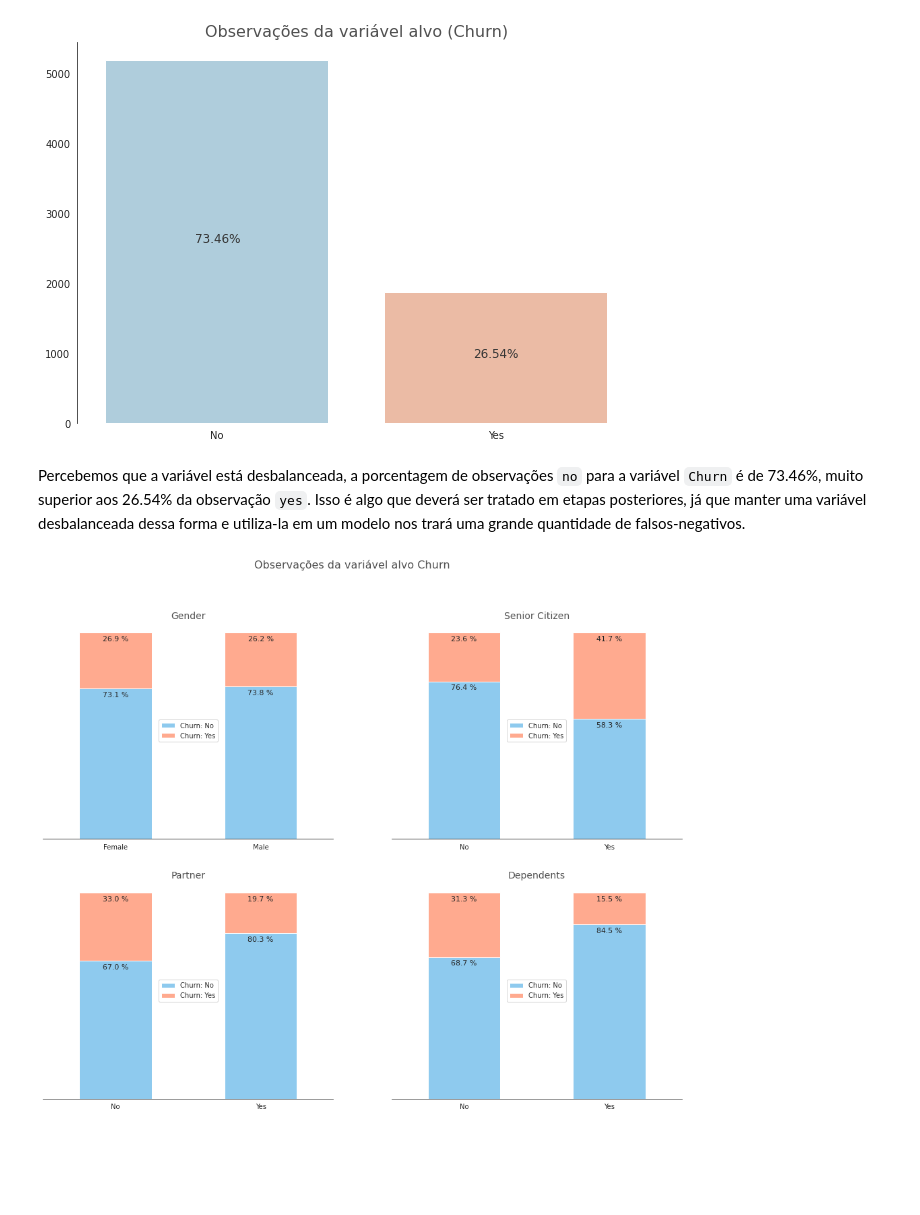
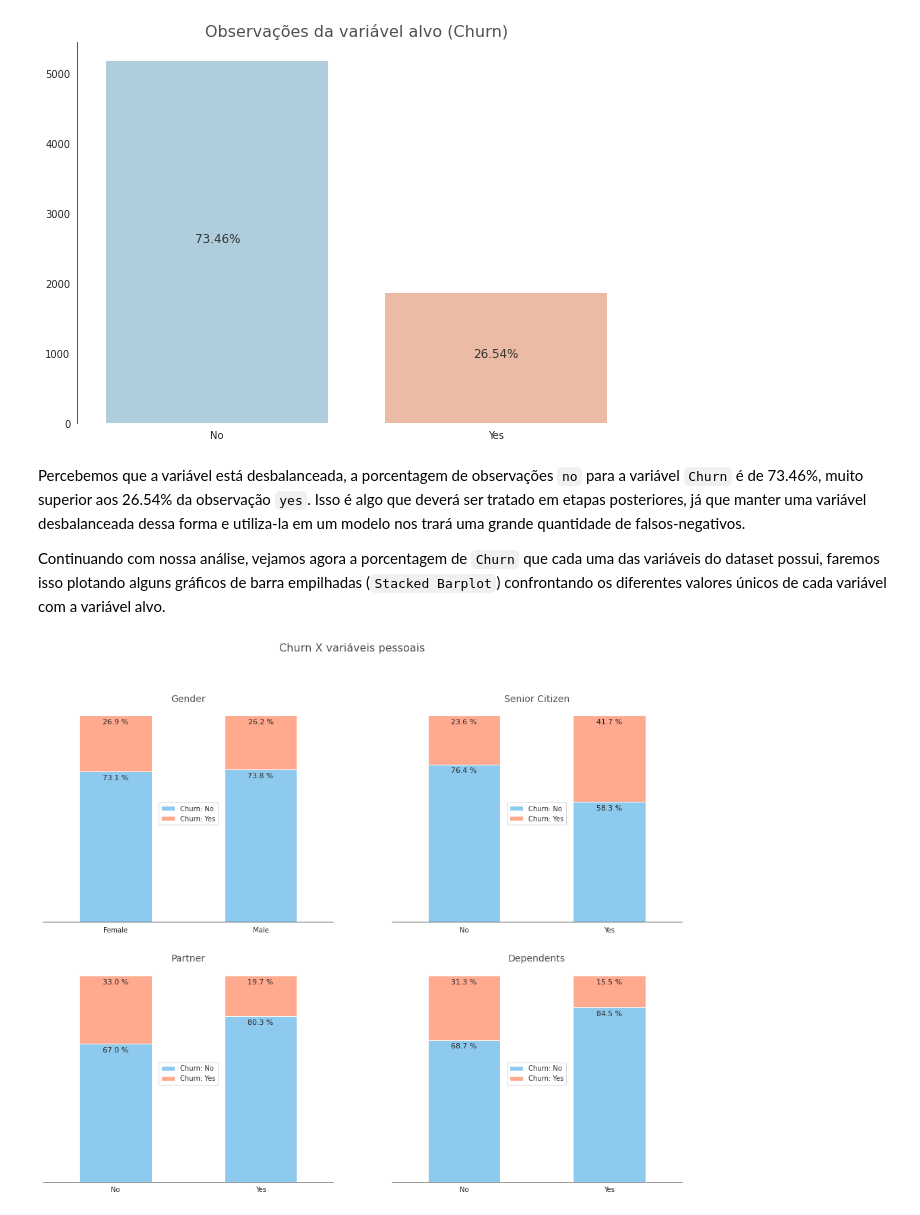
Before and after one commit to LuisCSGuimaraes/ChurnPrediction, a Jupyter notebook: Notebook/Churn Prediction.ipynb, the cells around one changed output. Saved outputs shown, nothing was run; the diff lists cells and outputs as text; code cells hidden in the pictures; blank space fills up the shorter version.

```diff
--- a/Notebook/Churn Prediction.ipynb
+++ b/Notebook/Churn Prediction.ipynb
@@ -434,6 +434,8 @@ plt.show()
 [figure]
 # %% [markdown]
 Percebemos que a variável está desbalanceada, a porcentagem de observações `no` para a variável `Churn` é de 73.46%, muito superior aos 26.54% da observação `yes`. Isso é algo que deverá ser tratado em etapas posteriores, já que manter uma variável desbalanceada dessa forma e utiliza-la em um modelo nos trará uma grande quantidade de falsos-negativos.
+
+Continuando com nossa análise, vejamos agora a porcentagem de `Churn` que cada uma das variáveis do dataset possui, faremos isso plotando alguns gráficos de barra empilhadas (`Stacked Barplot`) confrontando os diferentes valores únicos de cada variável com a variável alvo.
 # %%
 #Criando as crosstabs para os plots
 df_gender = pd.crosstab(index = df_clean.gender,
@@ -450,7 +452,7 @@ df_dependents = pd.crosstab(index = df_clean.Dependents,
 
 #Criando a figura
 fig, ax = plt.subplots(figsize=(17, 13), ncols=2, nrows=2)
-st = fig.suptitle("Observações da variável alvo Churn", fontsize="16", color=cinza_texto)
+st = fig.suptitle("Churn X variáveis pessoais", fontsize="16", color=cinza_texto)
 
 #Plotando
 ax1=df_gender.plot(kind='bar',
@@ -548,31 +550,31 @@ for p in ax2.patches:
             x, y = p.get_xy()
             ax2.text(x+width/2,
             y+height-3,
             '{:.1f} %'.format(height),
             horizontalalignment='center',
             verticalalignment='center',
             fontsize=11)
 
 for p in ax3.patches:
             width, height = p.get_width(), p.get_height()
             x, y = p.get_xy()
             ax3.text(x+width/2,
             y+height-3,
             '{:.1f} %'.format(height),
             horizontalalignment='center',
             verticalalignment='center',
             fontsize=11)
 
 for p in ax4.patches:
             width, height = p.get_width(), p.get_height()
             x, y = p.get_xy()
             ax4.text(x+width/2,
             y+height-3,
             '{:.1f} %'.format(height),
             horizontalalignment='center',
             verticalalignment='center',
             fontsize=11)
 
 plt.show()
 # %% [output]
-[figure, old version]
+[figure, new version]
```
Also changed, not shown: parts of 8 cells of this notebook.
